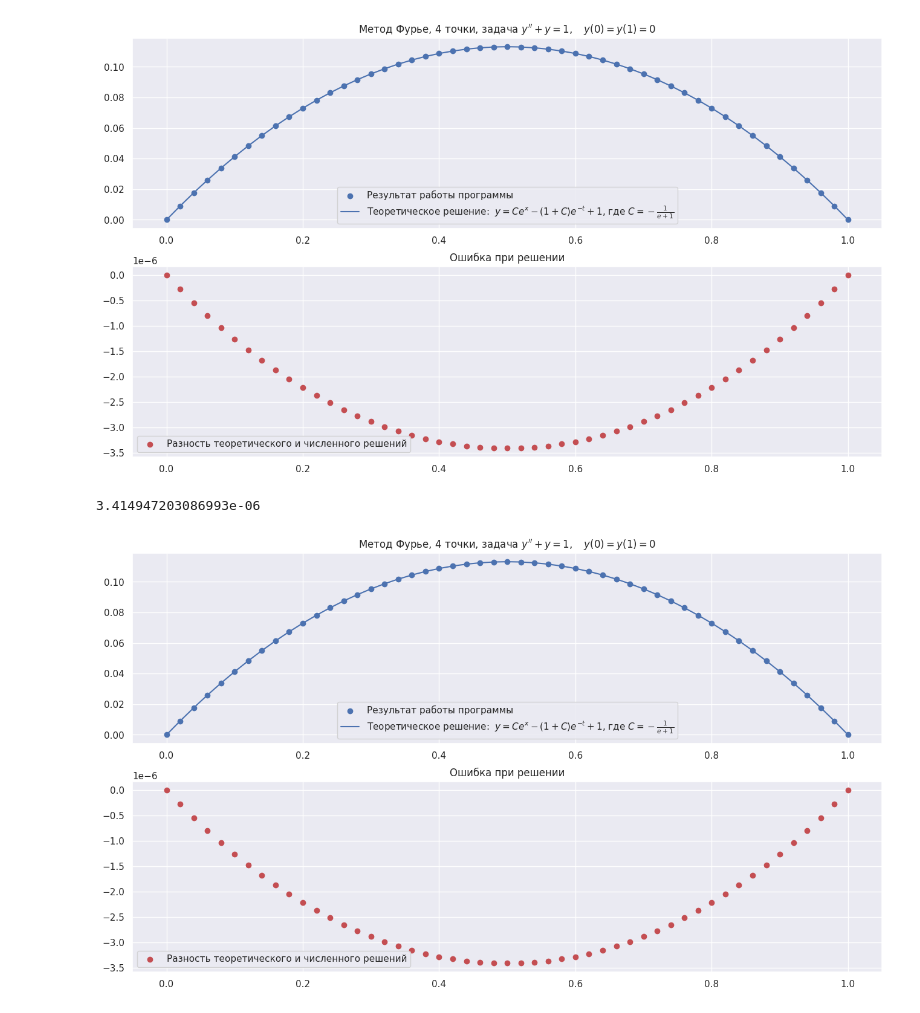
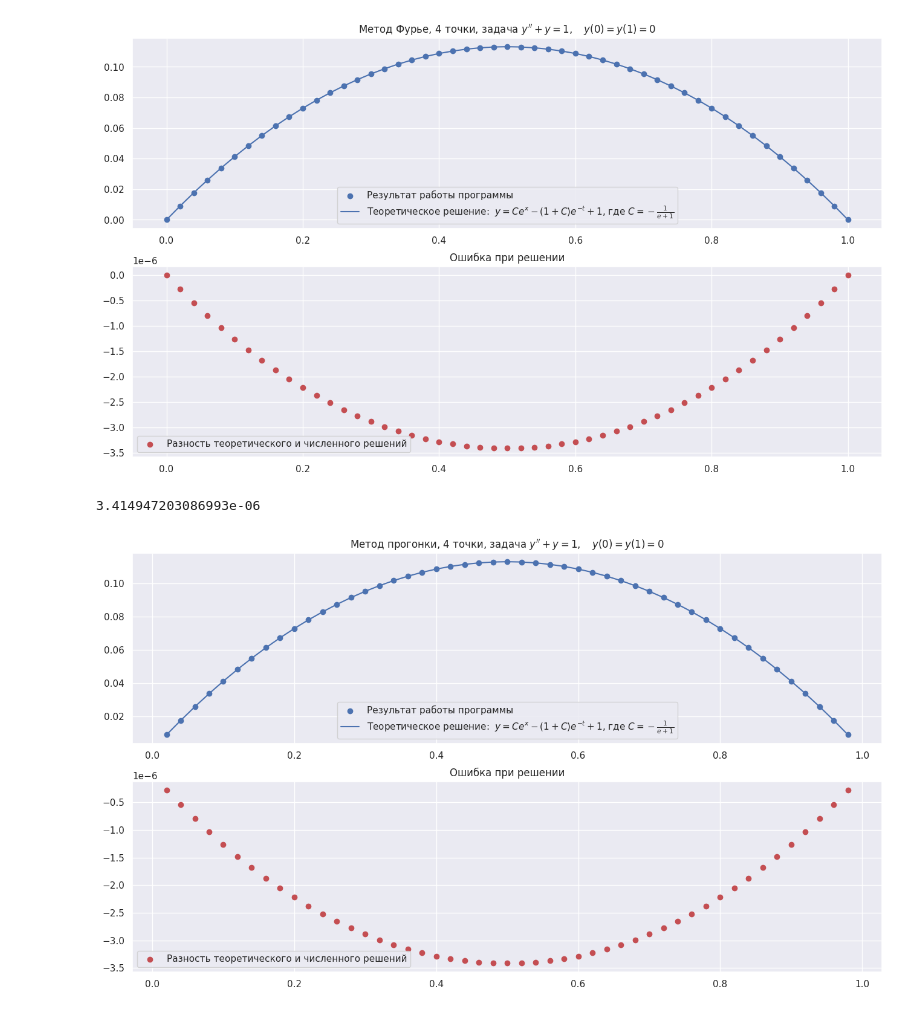
Before and after one commit to VsevolodZaostrovsky/NumericalMethods, a Jupyter notebook: FourierAndSweep2orderDE/Code/Pictures.ipynb, the cells around one changed output. Saved outputs shown, nothing was run; the diff lists cells and outputs as text; code cells hidden in the pictures.

```diff
--- a/FourierAndSweep2orderDE/Code/Pictures.ipynb
+++ b/FourierAndSweep2orderDE/Code/Pictures.ipynb
@@ -68,22 +68,22 @@ np.max(np.fabs(y(net) - f50p1f1))
 # %%
 s50p1f1 = np.loadtxt( "build/s50p1f1.txt")
 
 def y(x):
     C = - 1 / (1 + 2.718281828459045)
     return C * np.exp(x) - (1 + C) * np.exp(- x) + 1
 
-net = np.linspace(0, 1, len(f50p1f1))
+net = np.linspace(0, 1, len(s50p1f1) + 2)[1:-1]
 plt.subplot(211)
 plt.scatter(net, s50p1f1, label="Результат работы программы")
 plt.plot(net, y(net), label=r"Теоретическое решение:  $y = C e^x - (1 + C) e^{-t} + 1$, где $C = -\frac{1}{e + 1}$")
-plt.title(r"Метод Фурье, 4 точки, задача $y'' + y = 1, \quad y(0) = y(1) = 0$")
+plt.title(r"Метод прогонки, 4 точки, задача $y'' + y = 1, \quad y(0) = y(1) = 0$")
 plt.legend()
 plt.subplot(212)
 plt.scatter(net, s50p1f1 - y(net), label="Разность теоретического и численного решений", color="r")
 plt.title(r"Ошибка при решении")
 plt.legend()
 plt.savefig("s50p1f1.pdf")
 np.max(np.fabs(y(net) - s50p1f1))
 # %% [output]
 3.414947203086993e-06
-[figure, old version]
+[figure, new version]
```
Also changed, not shown: 6 other files.
